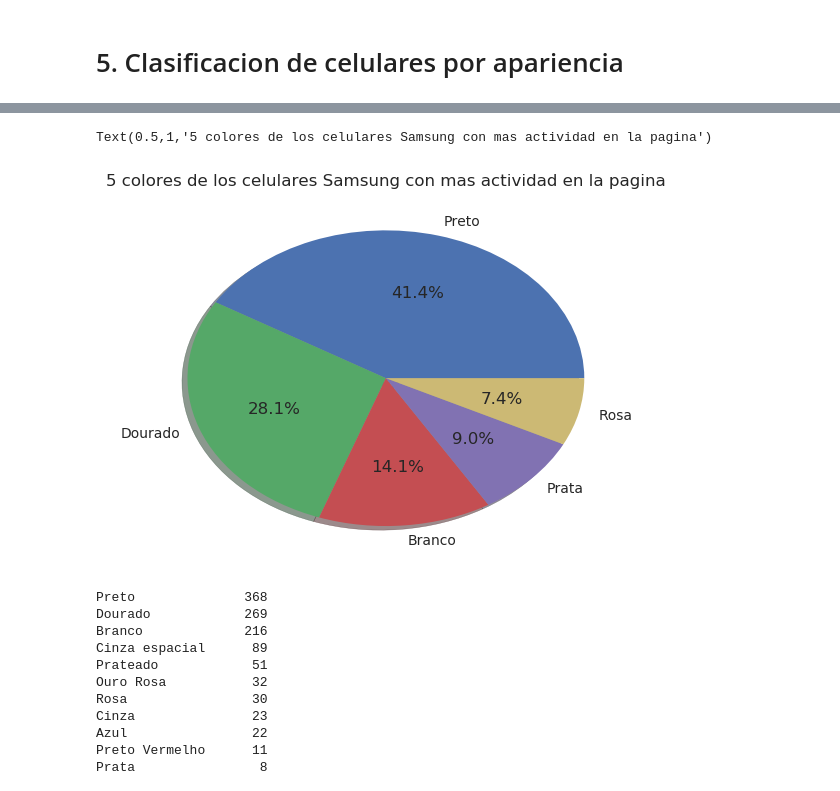
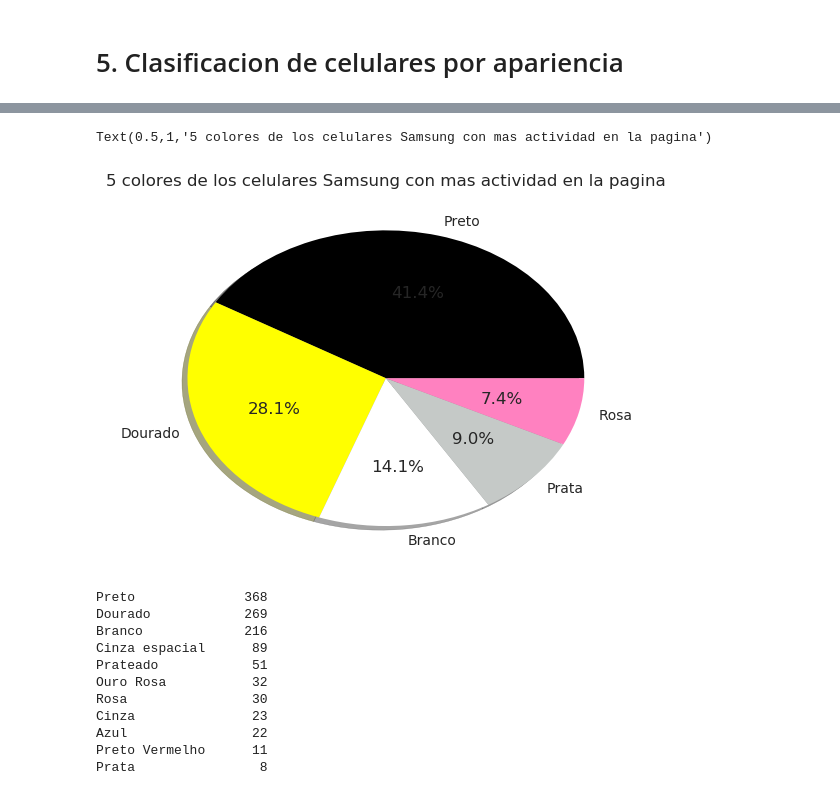
Before and after one commit to EugeniaFranchi/TP-Datos, a Jupyter notebook: TpDatos.ipynb, the cells around one changed output, grey strips where cells are left out. Saved outputs shown, nothing was run; the diff lists cells and outputs as text; code cells hidden in the pictures.

```diff
--- a/TpDatos.ipynb
+++ b/TpDatos.ipynb
@@ -350,9 +380,9 @@ Text(0.5,1,'5 colores de los celulares Motorola con mas actividad en la pagina')
 # %%
-g1=plt.pie(top5ColoresSamsung,labels=top5ColoresSamsung.index,shadow=True,autopct='%1.1f%%')
+g1=plt.pie(top5ColoresSamsung,colors=['black','yellow','white','xkcd:silver','xkcd:pink'],labels=top5ColoresSamsung.index,shadow=True,autopct='%1.1f%%')
 plt.title('5 colores de los celulares Samsung con mas actividad en la pagina')
 # %% [output]
 Text(0.5,1,'5 colores de los celulares Samsung con mas actividad en la pagina')
-[figure, old version]
+[figure, new version]
 # %%
 #color mas vendido
 coloresVendidos=dataframe[dataframe['event']=='conversion'].loc[:,'color'].value_counts()
```
Also changed, not shown: parts of 8 cells of this notebook.
